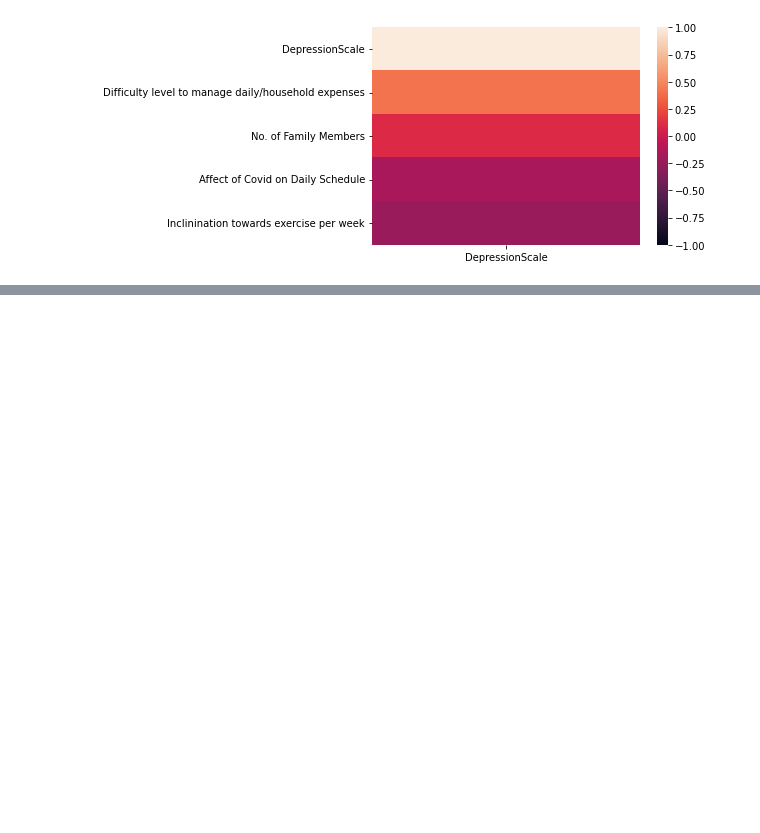
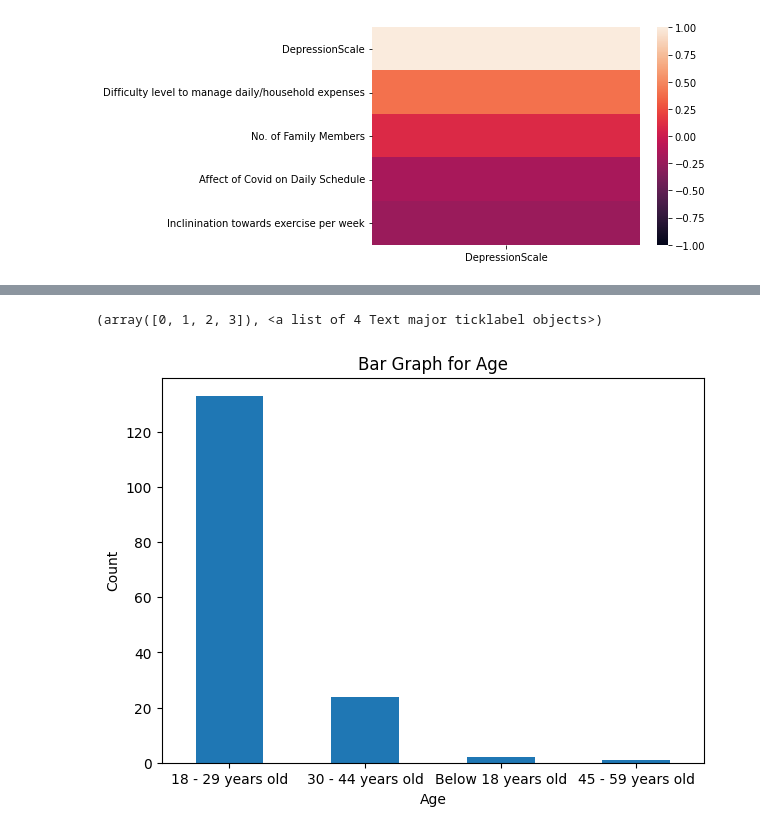
Before and after one commit to sonalgan/bhasha, a Jupyter notebook: DataCleaning.ipynb, the cells around one changed output, grey strips where cells are left out. Cells and saved outputs as stored; diff of their text form; code cells hidden in the pictures; blank space fills up the shorter version.

```diff
--- a/DataCleaning.ipynb
+++ b/DataCleaning.ipynb
@@ -149,2 +153,0 @@ dtype: int64
-# %%
-df=df.drop(index=0)
@@ -273,4 +153,0 @@ array(['18 - 29 years old', '30 - 44 years old', 'Below 18 years old',
-# %%
- df.loc[df['Additional Diseases']==np.nan,'Additional Diseases']='None'
-# %%
-df['Additional Diseases'] = df['Additional Diseases'].replace(np.nan, 'None')
@@ -412,0 +154,3 @@ df.head()
+# %%
+from matplotlib import style
+style.use('default')
@@ -412,0 +199,10 @@ df.head()
+# %%
+plt.figure(figsize=(7,5))
+df['Age'].value_counts().plot(kind='bar')
+plt.title('Bar Graph for Age')
+plt.xlabel('Age')
+plt.ylabel('Count')
+plt.xticks(rotation=0, horizontalalignment="center")
+# %% [output]
+(array([0, 1, 2, 3]), <a list of 4 Text major ticklabel objects>)
+[figure, added]
```
Also changed, not shown: parts of 90 cells of this notebook.
